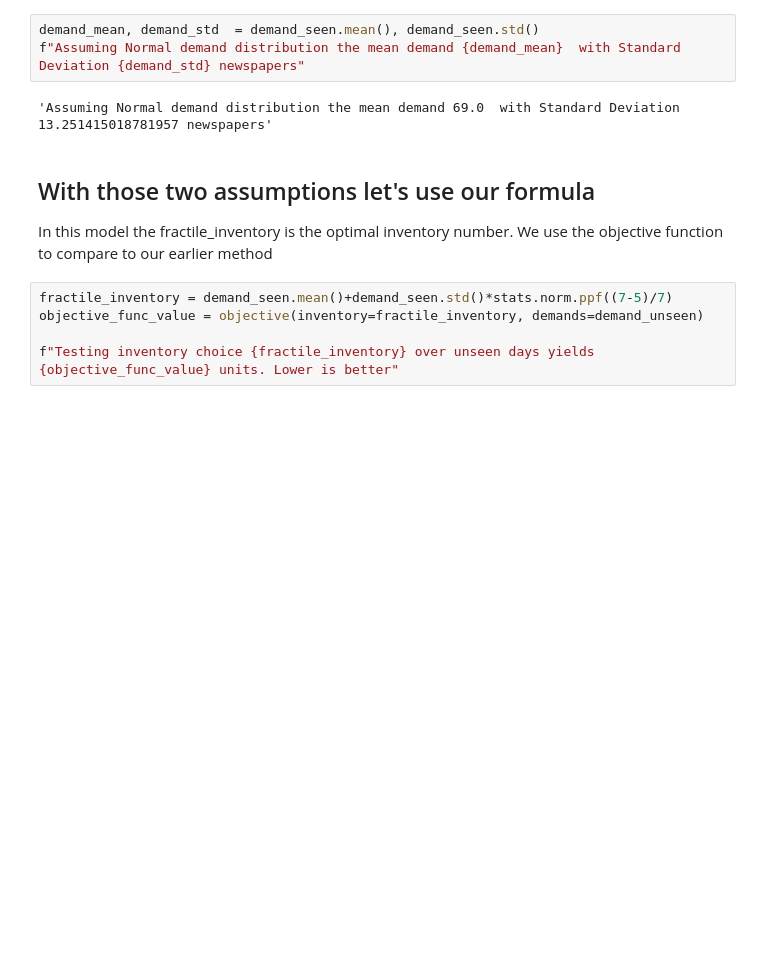
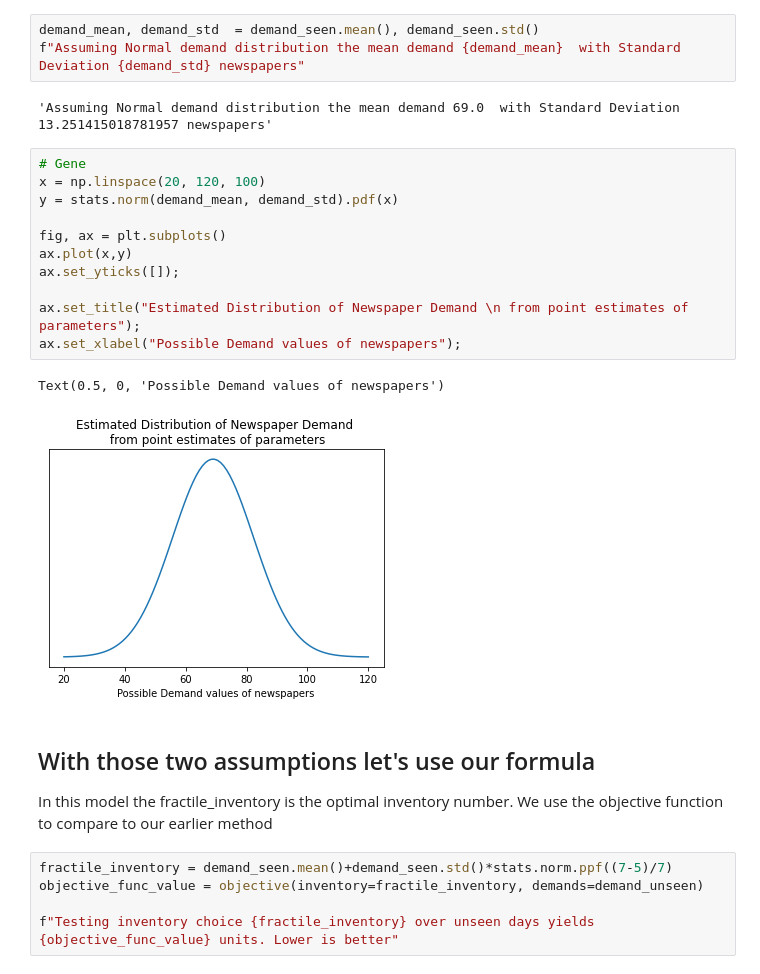
Before and after one commit to canyon289/PyDataGlobal_2020, a Jupyter notebook: PyDataGlobal_Ravin.ipynb, the cells around one changed output. Cells and saved outputs as stored; diff of their text form; blank space fills up the shorter version.

```diff
--- a/PyDataGlobal_Ravin.ipynb
+++ b/PyDataGlobal_Ravin.ipynb
@@ -353,6 +353,20 @@ demand_mean, demand_std  = demand_seen.mean(), demand_seen.std()
 f"Assuming Normal demand distribution the mean demand {demand_mean}  with Standard Deviation {demand_std} newspapers"
 # %% [output]
 'Assuming Normal demand distribution the mean demand 69.0  with Standard Deviation 13.251415018781957 newspapers'
+# %%
+# Gene
+x = np.linspace(20, 120, 100)
+y = stats.norm(demand_mean, demand_std).pdf(x)
+
+fig, ax = plt.subplots()
+ax.plot(x,y)
+ax.set_yticks([]);
+
+ax.set_title("Estimated Distribution of Newspaper Demand \n from point estimates of parameters");
+ax.set_xlabel("Possible Demand values of newspapers");
+# %% [output]
+Text(0.5, 0, 'Possible Demand values of newspapers')
+[figure, added]
 # %% [markdown]
 ## With those two assumptions let's use our formula
 In this model the fractile_inventory is the optimal inventory number. We use the objective function to compare to our earlier method
```
Also changed, not shown: parts of 6 cells of this notebook.
